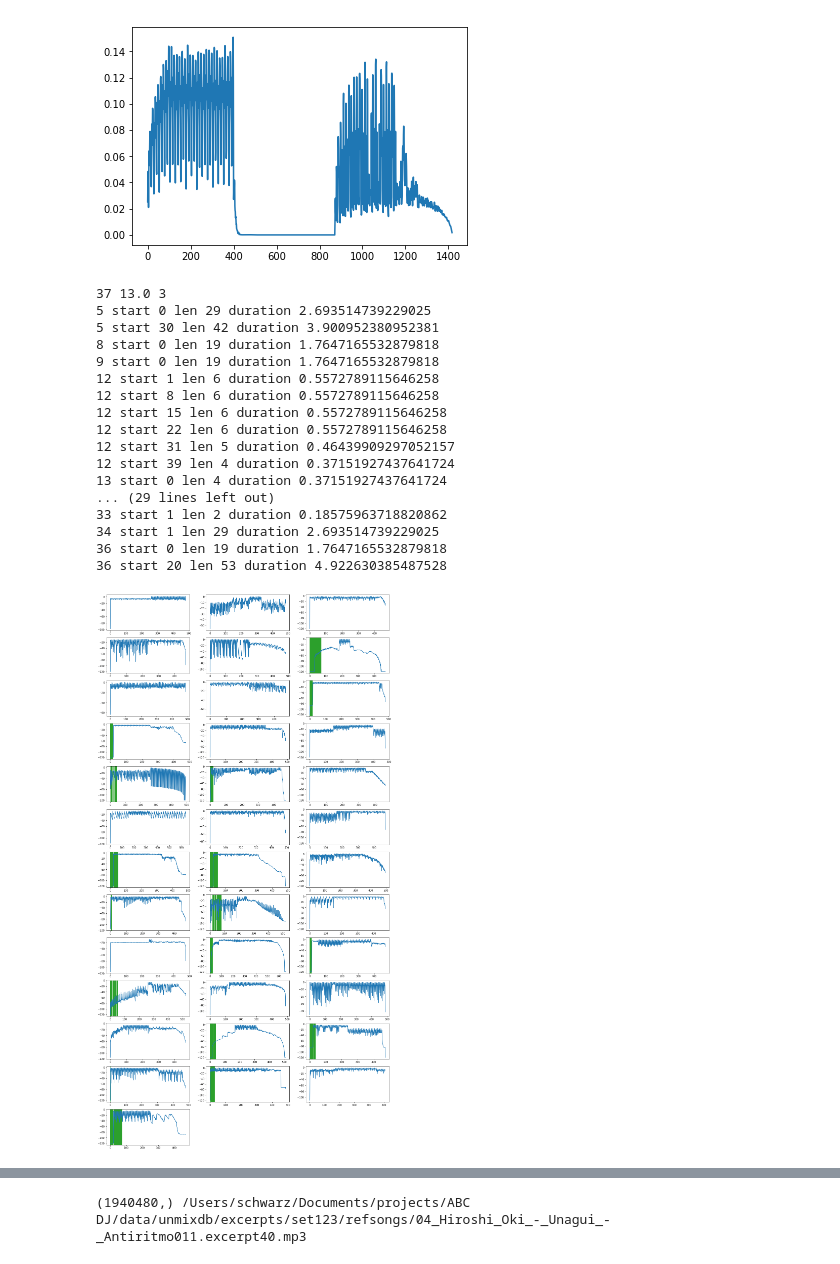
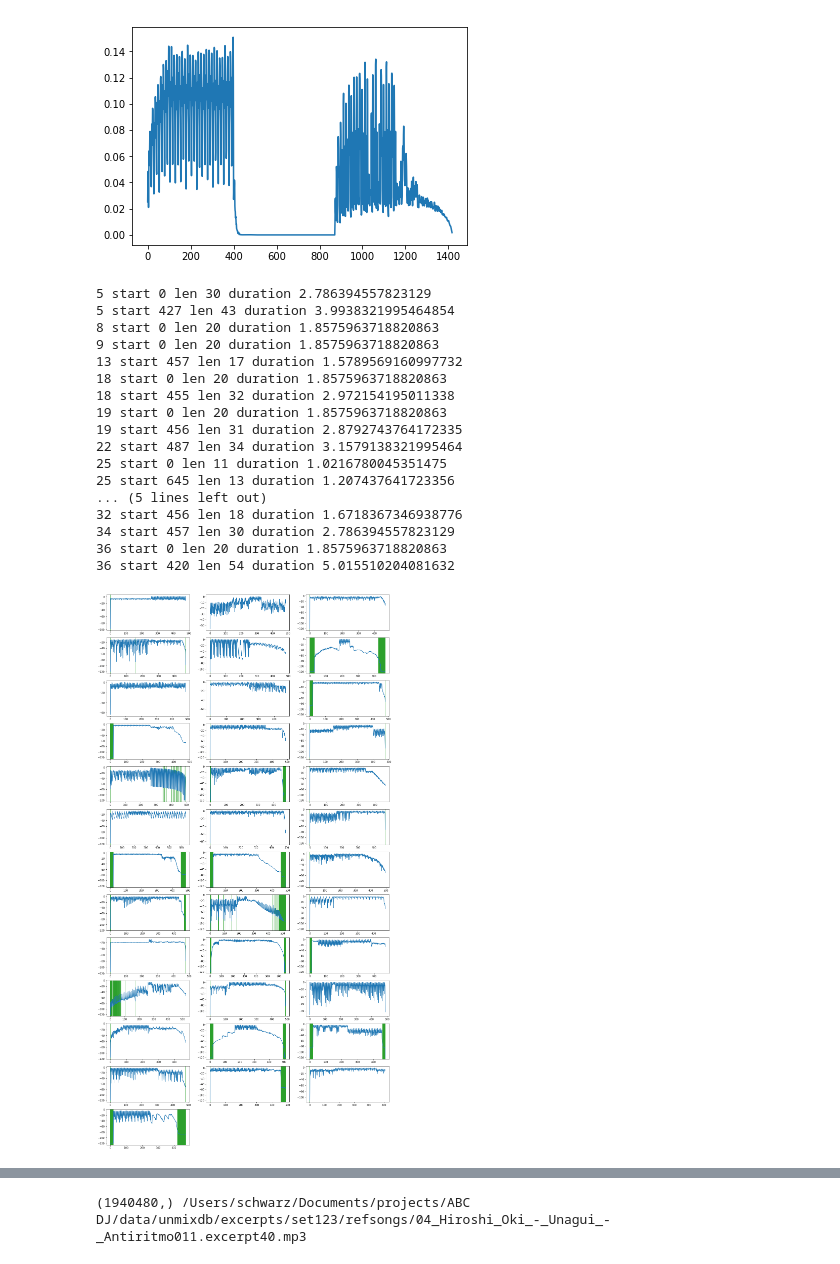
Before and after one commit to Ircam-RnD/unmixdb-creation, a Jupyter notebook: test-purge.ipynb, the cells around one changed output, grey strips where cells are left out. Drawn from its saved outputs; the diff is of its cells as text; code cells hidden in the pictures.

```diff
--- a/test-purge.ipynb
+++ b/test-purge.ipynb
@@ -36,26 +23,20 @@ plt.plot(rms['rms'])
 [<matplotlib.lines.Line2D at 0x...>]
 [figure]
 # %%
+# check for long silent parts
 import glob
 import soundfile
-#import audiofile
 import librosa
 import numpy as np
 import matplotlib.pyplot as plt
 
 def find_runs (cond):
-    ind  = np.argwhere(cond)
-    dind = ind[1:] - ind[:-1]
-    arr  = np.squeeze(dind)
-    if len(arr.shape) == 0  or  len(arr) == 0:  return
-    #print('arr', arr)
-
-    _, i, c = np.unique(np.r_[[0], ~np.isclose(arr[:-1], arr[1:])].cumsum(),
-                        return_index = 1,
-                        return_counts = 1)
+    _, i, c = np.unique(np.r_[[0], cond[:-1] != cond[1:]].cumsum(),
+                    return_index = 1,
+                    return_counts = 1)
 
     for index, count in zip(i, c):
-        if count > 1:
+        if cond[index]:
             yield index, count
 
 refsongdir = '/Users/schwarz/Documents/projects/ABC DJ/data/unmixdb/excerpts/set123/refsongs/'
@@ -65,55 +46,57 @@ hopsize = 4096
 
 n = 3
 m = np.ceil(len(mp3list) / 3)
-print(len(mp3list), m, n)
+#print(len(mp3list), m, n)
 plt.figure(figsize=(20, 40))
 
 for i, mp3name in enumerate(mp3list):
     #try:
         # broken:          y, sr = librosa.load(mp3name, sr=None)
         # slow:
         y, sr = soundfile.read(mp3name)
         # broken install: y, sr = audiofile.read(mp3name)
 
         #print('OK ', i, mp3name, y.shape, sr)
 
         # to mono
         y = np.sum(y, axis=1)
         #print(y.shape)
 
         # Extract RMS, convert to dB (clip at -120dB)
         rms = np.squeeze(20 * np.log10(librosa.feature.rms(y=y, frame_length=winsize, hop_length=hopsize) + 1e-6))
         #print(rms.shape, min(rms), max(rms))
         plt.subplot(m, n, i + 1)
         plt.plot(np.squeeze(rms))
 
         # find chunks <-70dB
         for start, count in find_runs(rms < -70):
-            print(i, 'start', start, 'len', count, 'duration', ((count - 1) * hopsize + winsize)/ sr)
+            dur = ((count - 1) * hopsize + winsize)/ sr
+            if dur > 1:
+                print(i, 'start', start, 'len', count, 'duration', dur)
             plt.axvspan(start, start + count, facecolor='#2ca02c')
 
         #plt.show()
     #except:
         #print('NOT', mp3name)
 # %% [output]
-37 13.0 3
-5 start 0 len 29 duration 2.693514739229025
-5 start 30 len 42 duration 3.900952380952381
-8 start 0 len 19 duration 1.7647165532879818
-9 start 0 len 19 duration 1.7647165532879818
-12 start 1 len 6 duration 0.5572789115646258
-12 start 8 len 6 duration 0.5572789115646258
-12 start 15 len 6 duration 0.5572789115646258
-12 start 22 len 6 duration 0.5572789115646258
-12 start 31 len 5 duration 0.46439909297052157
-12 start 39 len 4 duration 0.37151927437641724
-13 start 0 len 4 duration 0.37151927437641724
-... (29 lines left out)
-33 start 1 len 2 duration 0.18575963718820862
-34 start 1 len 29 duration 2.693514739229025
-36 start 0 len 19 duration 1.7647165532879818
-36 start 20 len 53 duration 4.922630385487528
+5 start 0 len 30 duration 2.786394557823129
+5 start 427 len 43 duration 3.9938321995464854
+8 start 0 len 20 duration 1.8575963718820863
+9 start 0 len 20 duration 1.8575963718820863
+13 start 457 len 17 duration 1.5789569160997732
+18 start 0 len 20 duration 1.8575963718820863
+18 start 455 len 32 duration 2.972154195011338
+19 start 0 len 20 duration 1.8575963718820863
+19 start 456 len 31 duration 2.8792743764172335
+22 start 487 len 34 duration 3.1579138321995464
+25 start 0 len 11 duration 1.0216780045351475
+25 start 645 len 13 duration 1.207437641723356
+... (5 lines left out)
+32 start 456 len 18 duration 1.6718367346938776
+34 start 457 len 30 duration 2.786394557823129
+36 start 0 len 20 duration 1.8575963718820863
+36 start 420 len 54 duration 5.015510204081632
-[figure, old version]
+[figure, new version]
 # %%
 cond = rms < -70
 ind = np.argwhere(cond)
```
Also changed, not shown: parts of 2 cells of this notebook.
